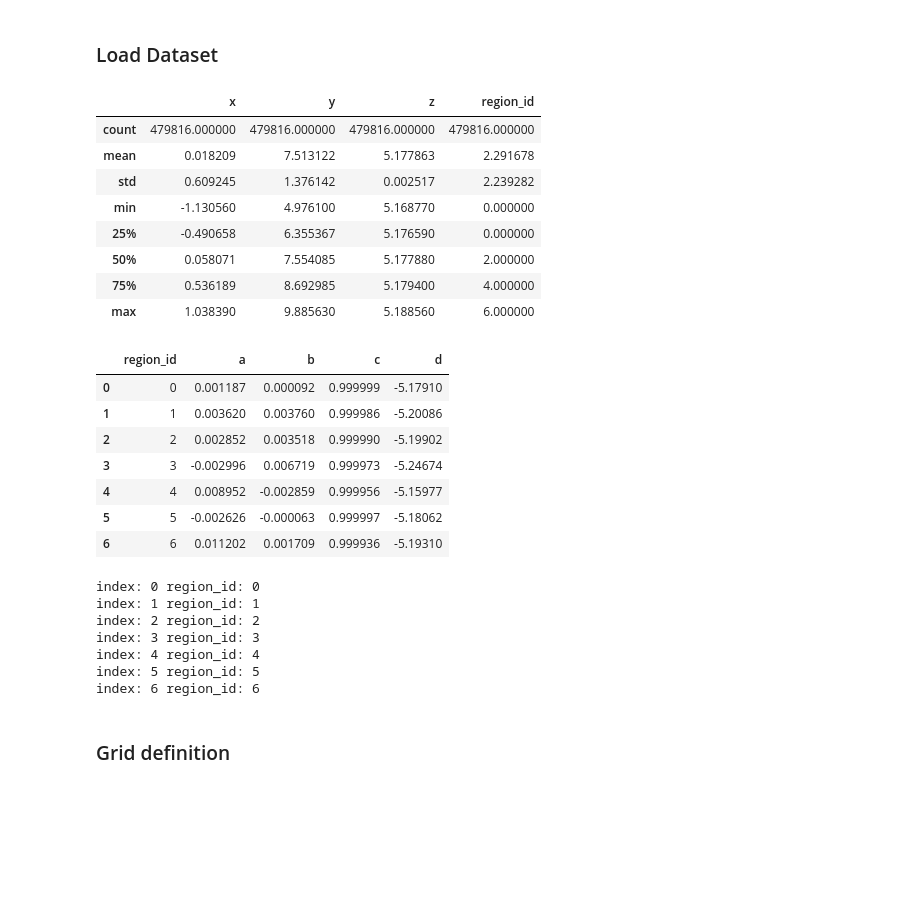
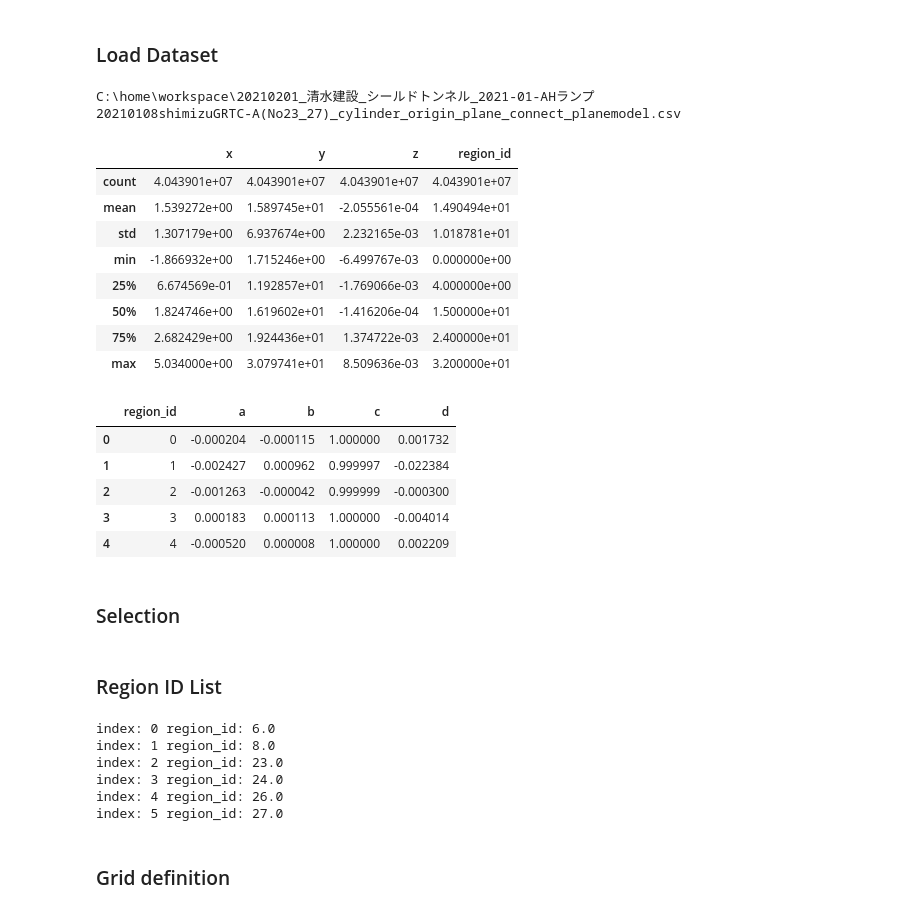
Before and after one commit to maech13/jupyter-notebooks, a Jupyter notebook: shield-tunnel-plane-segment-analysis.ipynb, the cells around one changed output. Saved outputs shown, nothing was run; the diff lists cells and outputs as text; code cells hidden in the pictures; blank space fills up the shorter version.

```diff
--- a/shield-tunnel-plane-segment-analysis.ipynb
+++ b/shield-tunnel-plane-segment-analysis.ipynb
@@ -19,29 +17,44 @@ coeffs_filepath = r"C:\home\develop\pointcloud_experiment\out\build\x64-Release\
+# %%
+cloud_filepath = r"C:\home\workspace\20210201_清水建設_シールドトンネル_2021-01-AHランプ\20210108shimizuGRTC-A(No23_27)_cylinder_origin_plane_connect_planemodel.csv"
+coeffs_filepath = r"C:\home\workspace\20210201_清水建設_シールドトンネル_2021-01-AHランプ\20210108shimizuGRTC-A(No23_27)_cylinder_origin_plane_connect_planemodel_coeffs.csv"
+#cloud_filepath = r"C:\home\workspace\20210201_清水建設_シールドトンネル_2021-01-AHランプ\20210108shimizuP50-A(No23_27)_subsample0.0012_cylinder_origin_plane_connect_planemodel.csv"
+#coeffs_filepath = r"C:\home\workspace\20210201_清水建設_シールドトンネル_2021-01-AHランプ\20210108shimizuP50-A(No23_27)_subsample0.0012_cylinder_origin_plane_connect_planemodel_coeffs.csv"
+#cloud_filepath = r"C:\home\workspace\20210201_清水建設_シールドトンネル_2021-01-AHランプ\20210108shimizuP50-A(No23_27)_subsample0.0012_cylinder_origin_plane_decimate0.9_connect_planemodel.csv"
+#coeffs_filepath = r"C:\home\workspace\20210201_清水建設_シールドトンネル_2021-01-AHランプ\20210108shimizuP50-A(No23_27)_subsample0.0012_cylinder_origin_plane_decimate0.9_connect_planemodel_coeffs.csv"
+#cloud_filepath = r"C:\home\develop\pointcloud_experiment\out\build\x64-Release\plane_segment_sample_decimate0.9_clean.csv"
+#coeffs_filepath = r"C:\home\develop\pointcloud_experiment\out\build\x64-Release\plane_segment_sample_decimate0.9_planecoeffs.csv"
 # %%
 save_dirpath = os.path.split(cloud_filepath)[0]
 cloud_filename = os.path.split(cloud_filepath)[1]
+print(save_dirpath)
+print(cloud_filename)
+# %% [output]
+C:\home\workspace\20210201_清水建設_シールドトンネル_2021-01-AHランプ
+20210108shimizuGRTC-A(No23_27)_cylinder_origin_plane_connect_planemodel.csv
 # %%
 # load pointcloud: x,y,z,region_id
 df = pd.read_csv(cloud_filepath, sep='\t')
 df.describe()
 # %% [output]
 |  | x | y | z | region_id |
-| count | 479816.000000 | 479816.000000 | 479816.000000 | 479816.000000 |
-| mean | 0.018209 | 7.513122 | 5.177863 | 2.291678 |
-| std | 0.609245 | 1.376142 | 0.002517 | 2.239282 |
-| min | -1.130560 | 4.976100 | 5.168770 | 0.000000 |
-| 25% | -0.490658 | 6.355367 | 5.176590 | 0.000000 |
-| 50% | 0.058071 | 7.554085 | 5.177880 | 2.000000 |
-| 75% | 0.536189 | 8.692985 | 5.179400 | 4.000000 |
-| max | 1.038390 | 9.885630 | 5.188560 | 6.000000 |
+| count | 4.043901e+07 | 4.043901e+07 | 4.043901e+07 | 4.043901e+07 |
+| mean | 1.539272e+00 | 1.589745e+01 | -2.055561e-04 | 1.490494e+01 |
+| std | 1.307179e+00 | 6.937674e+00 | 2.232165e-03 | 1.018781e+01 |
+| min | -1.866932e+00 | 1.715246e+00 | -6.499767e-03 | 0.000000e+00 |
+| 25% | 6.674569e-01 | 1.192857e+01 | -1.769066e-03 | 4.000000e+00 |
+| 50% | 1.824746e+00 | 1.619602e+01 | -1.416206e-04 | 1.500000e+01 |
+| 75% | 2.682429e+00 | 1.924436e+01 | 1.374722e-03 | 2.400000e+01 |
+| max | 5.034000e+00 | 3.079741e+01 | 8.509636e-03 | 3.200000e+01 |
 # %%
+# load estimated plane model coeffs: region_id,a,b,c,d
 df_coeffs = pd.read_csv(coeffs_filepath, sep="\t")
-df_coeffs
+df_coeffs.head()
 # %% [output]
 |  | region_id | a | b | c | d |
-| 0 | 0 | 0.001187 | 0.000092 | 0.999999 | -5.17910 |
-| 1 | 1 | 0.003620 | 0.003760 | 0.999986 | -5.20086 |
-| 2 | 2 | 0.002852 | 0.003518 | 0.999990 | -5.19902 |
-| 3 | 3 | -0.002996 | 0.006719 | 0.999973 | -5.24674 |
-| 4 | 4 | 0.008952 | -0.002859 | 0.999956 | -5.15977 |
-| 5 | 5 | -0.002626 | -0.000063 | 0.999997 | -5.18062 |
-| 6 | 6 | 0.011202 | 0.001709 | 0.999936 | -5.19310 |
+| 0 | 0 | -0.000204 | -0.000115 | 1.000000 | 0.001732 |
+| 1 | 1 | -0.002427 | 0.000962 | 0.999997 | -0.022384 |
+| 2 | 2 | -0.001263 | -0.000042 | 0.999999 | -0.000300 |
+| 3 | 3 | 0.000183 | 0.000113 | 1.000000 | -0.004014 |
+| 4 | 4 | -0.000520 | 0.000008 | 1.000000 | 0.002209 |
+# %% [markdown]
+### Selection
@@ -48,19 +69,20 @@ df_coeffs
+# %% [markdown]
+### Region ID List
 # %%
 # extract index and retion_id
-region_id_list = df_coeffs.region_id.values  # must be equal with df.region_id.drop_duplicates().values
+region_id_list = df.region_id.drop_duplicates().values  # must be equal with df_coeffs.region_id.values
 region_id_list.sort()
 for i in range(len(region_id_list)):
     print('index: %s region_id: %s' % (i, region_id_list[i]))
 if len(region_id_list) != len(df.region_id.drop_duplicates()):
     print('Error: df and df_coeffs is not matched')
 # %% [output]
-index: 0 region_id: 0
-index: 1 region_id: 1
-index: 2 region_id: 2
-index: 3 region_id: 3
-index: 4 region_id: 4
-index: 5 region_id: 5
-index: 6 region_id: 6
+index: 0 region_id: 6.0
+index: 1 region_id: 8.0
+index: 2 region_id: 23.0
+index: 3 region_id: 24.0
+index: 4 region_id: 26.0
+index: 5 region_id: 27.0
 # %% [markdown]
 ### Grid definition
 # %%
```
Also changed, not shown: parts of 44 cells of this notebook, 1 other file.
